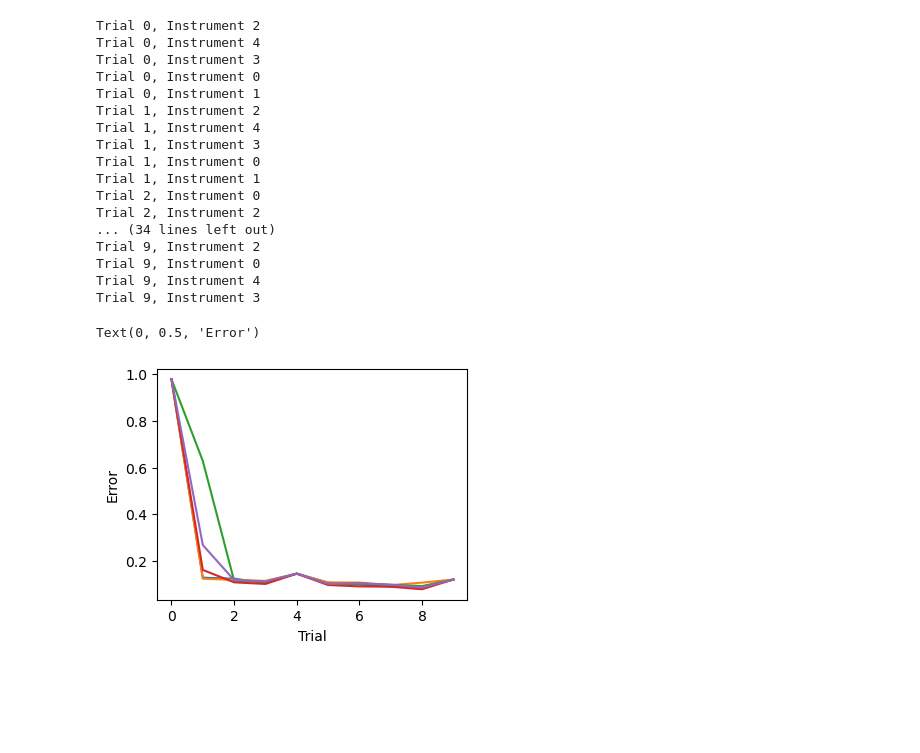
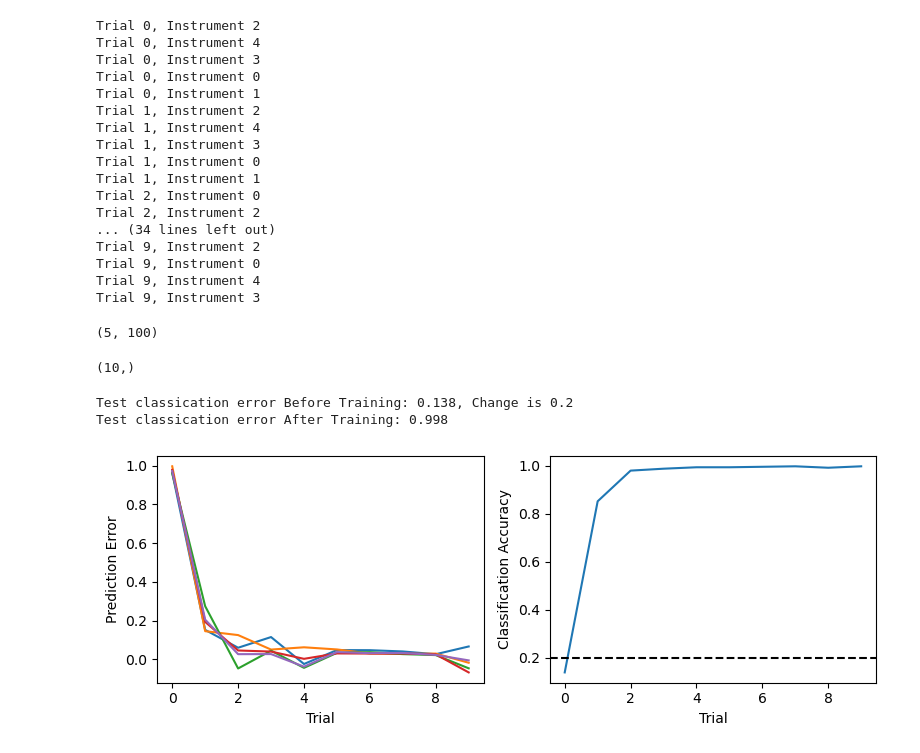
Before and after one commit to spraveena/timbre_perception, a Jupyter notebook: reservoir_classifier.ipynb, the cells around one changed output. Saved outputs shown, nothing was run; the diff lists cells and outputs as text; code cells hidden in the pictures; blank space fills up the shorter version.

```diff
--- a/reservoir_classifier.ipynb
+++ b/reservoir_classifier.ipynb
@@ -162,14 +201,35 @@ Trial 9, Instrument 2
 Trial 9, Instrument 0
 Trial 9, Instrument 4
 Trial 9, Instrument 3
-# %%
-plt.figure(figsize=(4,3))
-plt.plot(np.mean(np.sum(record_error,axis=3),axis=2))
-plt.xlabel('Trial')
-plt.ylabel('Error')
-# %% [output]
-Text(0, 0.5, 'Error')
-[figure, removed]
+# %%
+np.argmax(record_output[0],axis=2).shape
+# %% [output]
+(5, 100)
+# %%
+np.mean(np.mean(np.arange(5)[:,None] == np.argmax(record_output,axis=3),axis=1),axis=1).shape
+# %% [output]
+(10,)
+# %%
+f,ax = plt.subplots(1,2,figsize=(8,3))
+ax[0].plot(np.mean(np.sum(record_error,axis=3),axis=2))
+ax[0].set_xlabel('Trial')
+ax[0].set_ylabel('Prediction Error')
+
+ax[1].plot(np.mean(np.mean(np.arange(5)[:,None] == np.argmax(record_output,axis=3),axis=1),axis=1))
+ax[1].set_xlabel('Trial')
+ax[1].set_ylabel('Classification Accuracy')
+ax[1].axhline(1/total_instruments,color='k',linestyle='--')
+
+f.tight_layout()
+
+before_test = np.mean(np.arange(5)[:,None] == np.argmax(record_output[0, :,:],axis=2))
+after_test = np.mean(np.arange(5)[:,None] == np.argmax(record_output[-1, :,:],axis=2))
+print(f'Test classication error Before Training: {before_test}, Change is {1/total_instruments}')
+print(f'Test classication error After Training: {after_test}')
+# %% [output]
+Test classication error Before Training: 0.138, Change is 0.2
+Test classication error After Training: 0.998
+[figure, added]
 # %%
 instrument = 2
 
```
Also changed, not shown: parts of 13 cells of this notebook.
